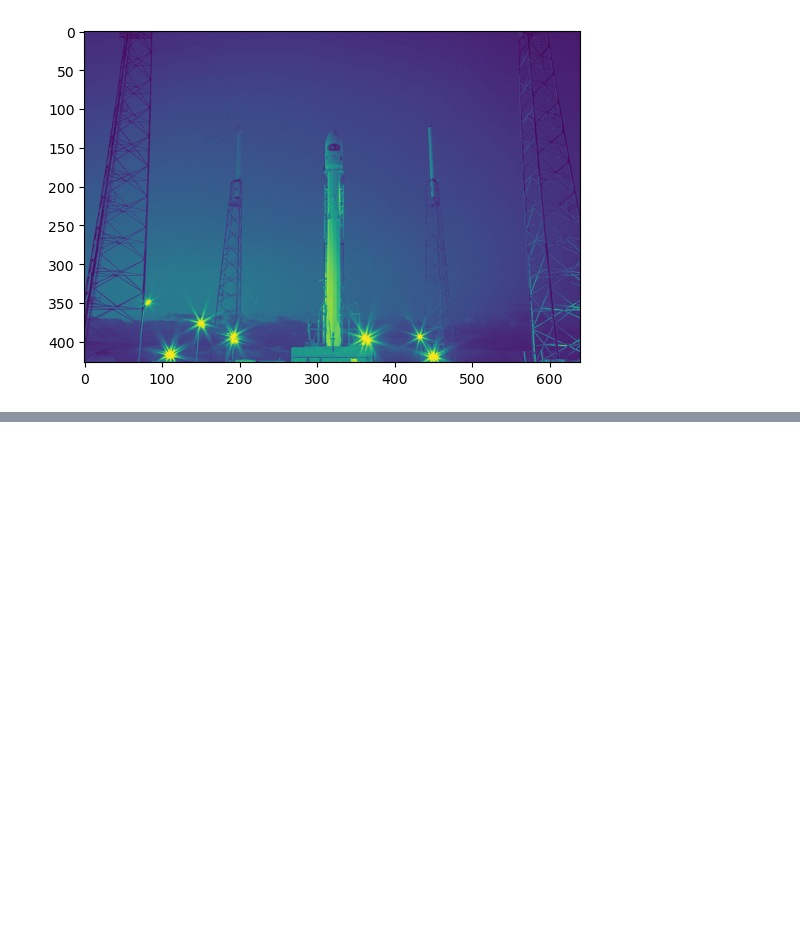
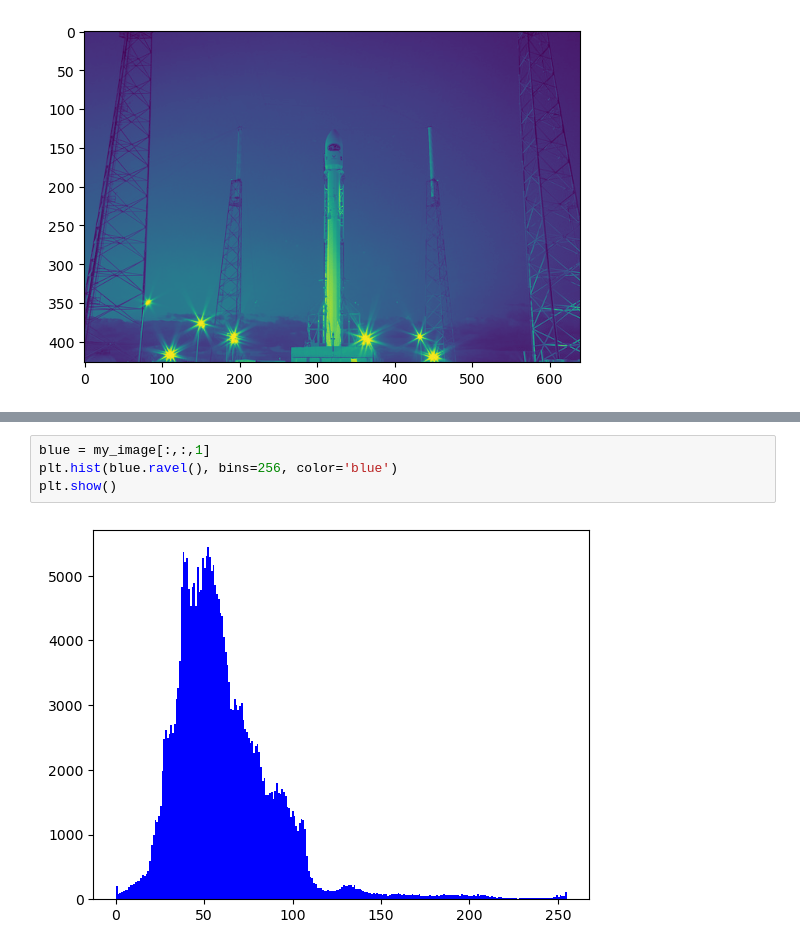
Before and after one commit to Ramseths/scikit-image-preprocessing, a Jupyter notebook: histograms.ipynb, the cells around one changed output, grey strips where cells are left out. Saved outputs shown, nothing was run; the diff lists cells and outputs as text; blank space fills up the shorter version.

```diff
--- a/histograms.ipynb
+++ b/histograms.ipynb
@@ -22,0 +37,6 @@ plt.imshow(my_image_grayscale)
+# %%
+blue = my_image[:,:,1]
+plt.hist(blue.ravel(), bins=256, color='blue')
+plt.show()
+# %% [output]
+[figure, added]
```
Also changed, not shown: parts of 3 cells of this notebook.
